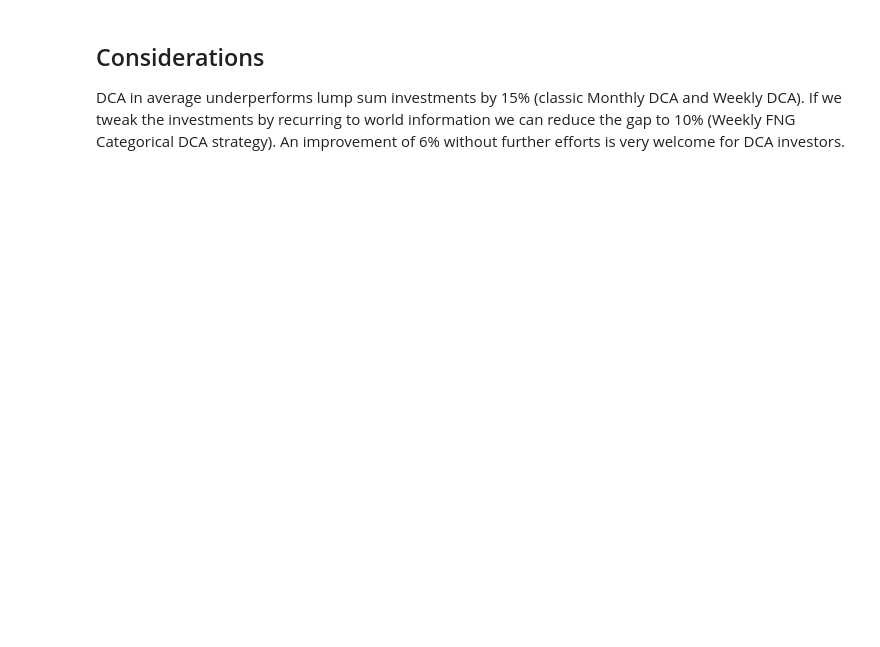
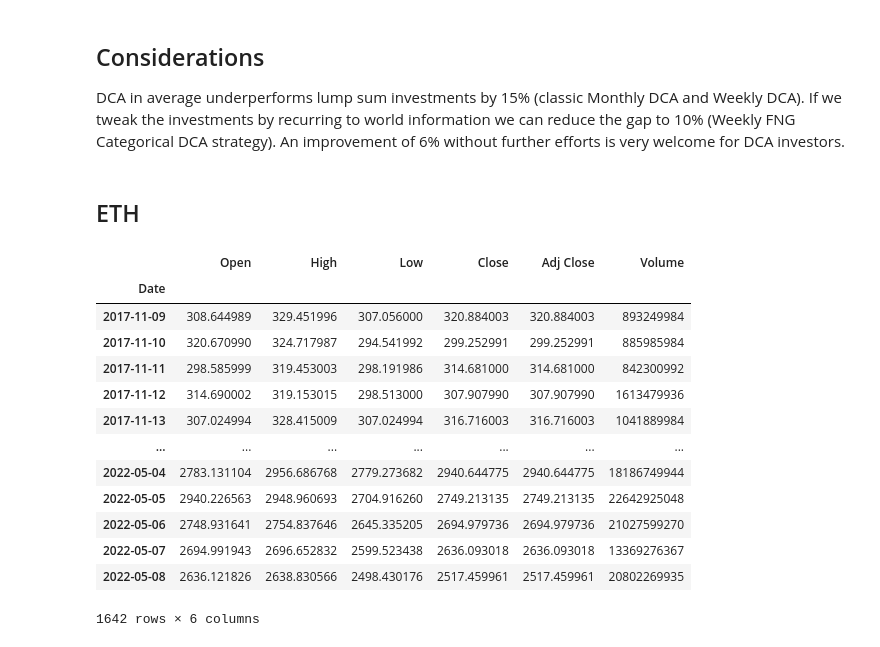
Before and after one commit to denisbrogg/dca-ideas, a Jupyter notebook: notebooks/improve-dca.ipynb, the cells around one changed output. Saved outputs shown, nothing was run; the diff lists cells and outputs as text; code cells hidden in the pictures; blank space fills up the shorter version.

```diff
--- a/notebooks/improve-dca.ipynb
+++ b/notebooks/improve-dca.ipynb
@@ -288,3 +234,28 @@ strategy_means.style.highlight_max(color = 'lightgreen', axis = 0)
 # %% [markdown]
 ## Considerations
 DCA in average underperforms lump sum investments by 15% (classic Monthly DCA and Weekly DCA). If we tweak the investments by recurring to world information we can reduce the gap to 10% (Weekly FNG Categorical DCA strategy). An improvement of 6% without further efforts is very welcome for DCA investors.
+# %% [markdown]
+## ETH
+# %%
+ASSET = "ETH"
+START = "2017-01-01"
+END = "2022-05-08"
+WEEKLY_INVESTMENT = 100
+
+df_eth_usd = get_asset_price_history(ASSET, START, END)
+df_eth_usd
+# %% [output]
+|  | Open | High | Low | Close | Adj Close | Volume |
+| Date |  |  |  |  |  |  |
+| 2017-11-09 | 308.644989 | 329.451996 | 307.056000 | 320.884003 | 320.884003 | 893249984 |
+| 2017-11-10 | 320.670990 | 324.717987 | 294.541992 | 299.252991 | 299.252991 | 885985984 |
+| 2017-11-11 | 298.585999 | 319.453003 | 298.191986 | 314.681000 | 314.681000 | 842300992 |
+| 2017-11-12 | 314.690002 | 319.153015 | 298.513000 | 307.907990 | 307.907990 | 1613479936 |
+| 2017-11-13 | 307.024994 | 328.415009 | 307.024994 | 316.716003 | 316.716003 | 1041889984 |
+| ... | ... | ... | ... | ... | ... | ... |
+| 2022-05-04 | 2783.131104 | 2956.686768 | 2779.273682 | 2940.644775 | 2940.644775 | 18186749944 |
+| 2022-05-05 | 2940.226563 | 2948.960693 | 2704.916260 | 2749.213135 | 2749.213135 | 22642925048 |
+| 2022-05-06 | 2748.931641 | 2754.837646 | 2645.335205 | 2694.979736 | 2694.979736 | 21027599270 |
+| 2022-05-07 | 2694.991943 | 2696.652832 | 2599.523438 | 2636.093018 | 2636.093018 | 13369276367 |
+| 2022-05-08 | 2636.121826 | 2638.830566 | 2498.430176 | 2517.459961 | 2517.459961 | 20802269935 |
+1642 rows × 6 columns
```
Also changed, not shown: parts of 14 cells of this notebook, 17 other files.
